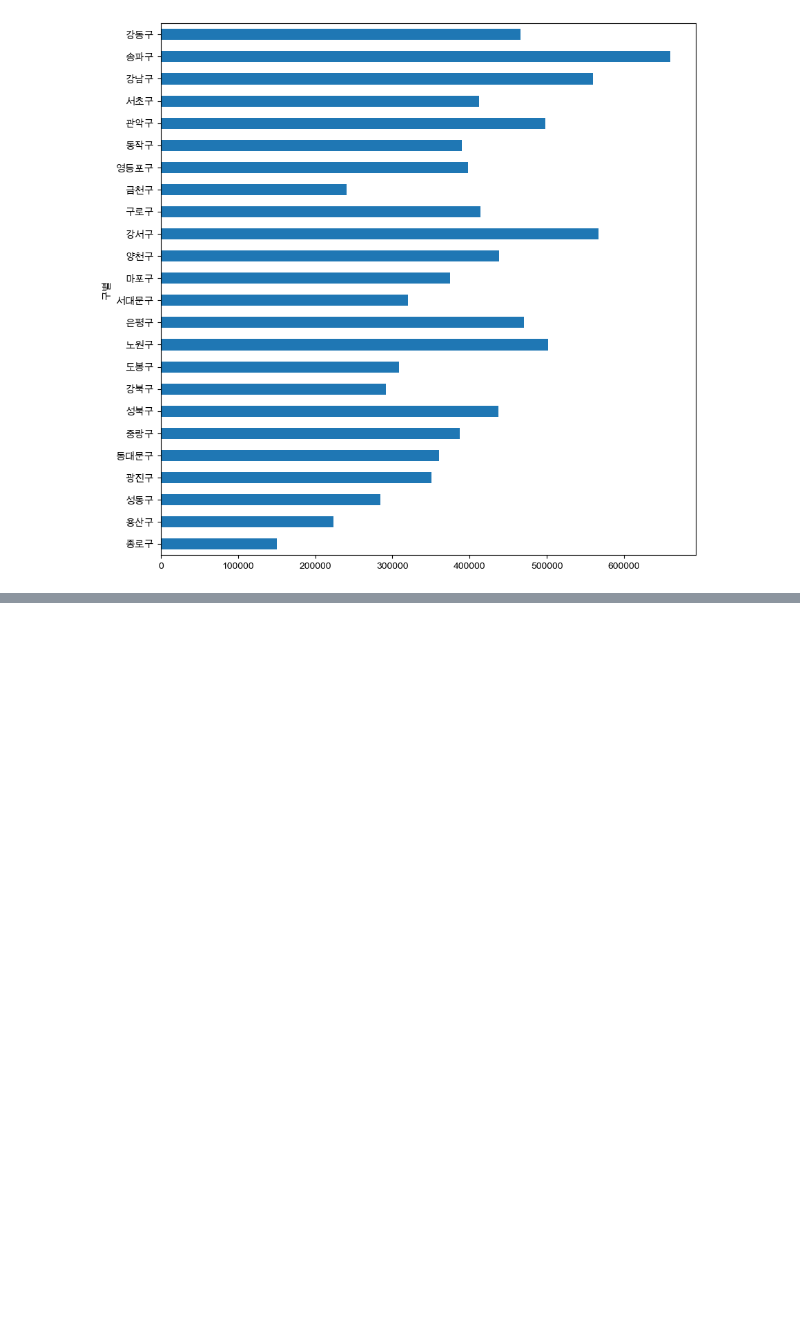
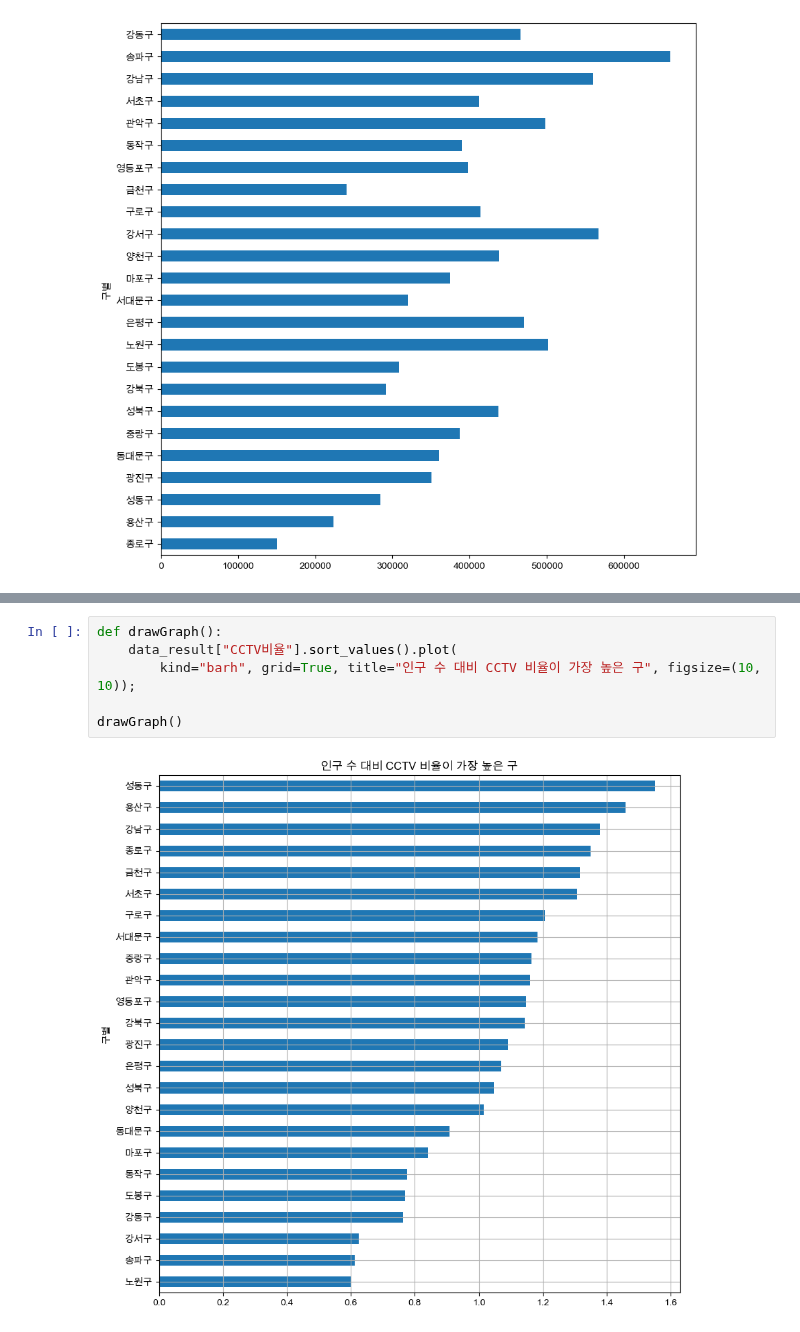
Before and after one commit to solpinetree/ds_study, a Jupyter notebook: source_code/01.Analysis Seoul CCTV.ipynb, the cells around one changed output, grey strips where cells are left out. Cells and saved outputs as stored; diff of their text form; blank space fills up the shorter version.

Commit message:
CCTV 데이터 그래프로 표현

```diff
--- a/source_code/01.Analysis Seoul CCTV.ipynb
+++ b/source_code/01.Analysis Seoul CCTV.ipynb
@@ -1201,0 +1248,8 @@ data_result["인구수"].plot(kind="barh", figsize=(10,10)) ## matplotlib 공식
+# %%
+def drawGraph():
+    data_result["CCTV비율"].sort_values().plot(
+        kind="barh", grid=True, title="인구 수 대비 CCTV 비율이 가장 높은 구", figsize=(10, 10));
+
+drawGraph()
+# %% [output]
+[figure, added]
```
Also changed, not shown: parts of 54 cells of this notebook.
